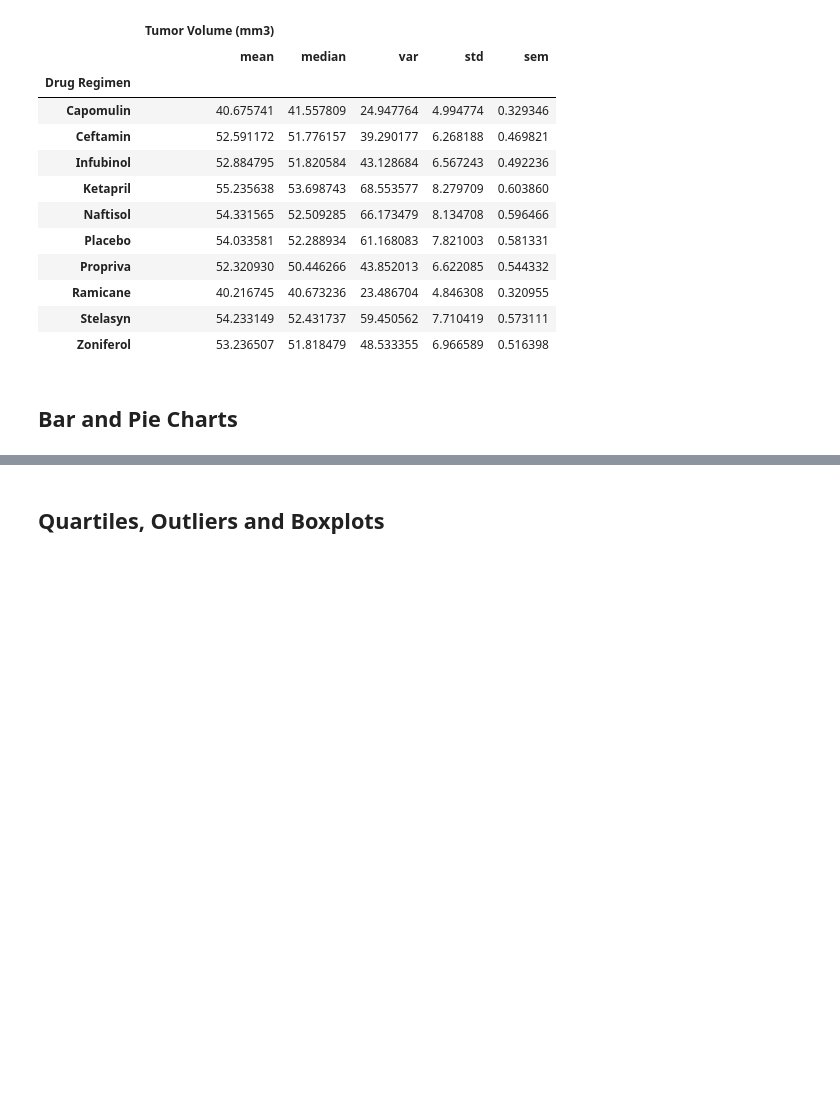
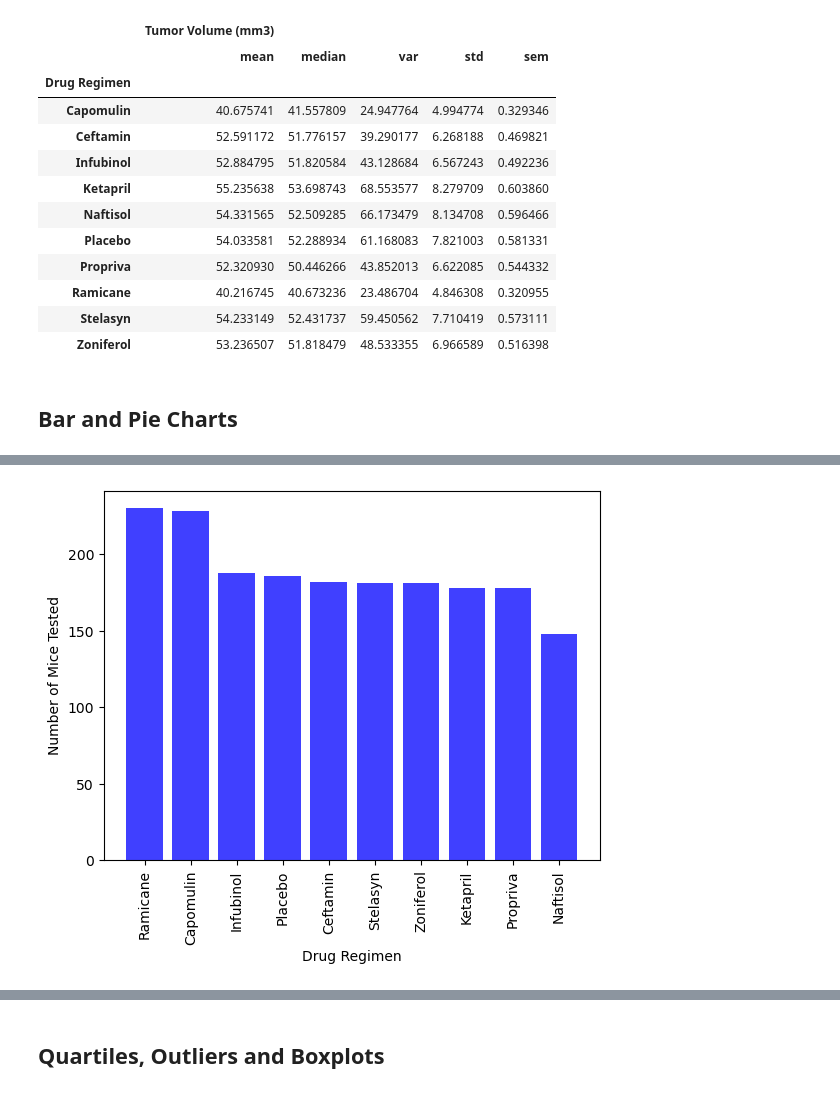
Before and after one commit to cghosh2022/Module_5_Challenge, a Jupyter notebook: Pymaceuticals/pymaceuticals_starter.ipynb, the cells around one changed output, grey strips where cells are left out. Drawn from its saved outputs; the diff is of its cells as text; code cells hidden in the pictures; blank space fills up the shorter version.

```diff
--- a/Pymaceuticals/pymaceuticals_starter.ipynb
+++ b/Pymaceuticals/pymaceuticals_starter.ipynb
@@ -153,5 +153,13 @@ Text(0, 0.5, 'Number of Mice Tested')
 [figure]
 # %%
 # Generate a bar plot showing the total number of timepoints for all mice tested for each drug regimen using pyplot.
+drug_regimen = mouse_study_cleaned["Drug Regimen"].unique()
+plt.bar( drug_regimen, total_mice_sorted, color='blue', alpha=0.75, align="center")
+plt.xlabel("Drug Regimen")
+plt.ylabel("Number of Mice Tested")
+plt.xticks(rotation="vertical")
+plt.show()
+# %% [output]
+[figure, added]
 # %%
 # Generate a pie plot showing the distribution of female versus male mice using Pandas
```
Also changed, not shown: parts of 11 cells of this notebook.
